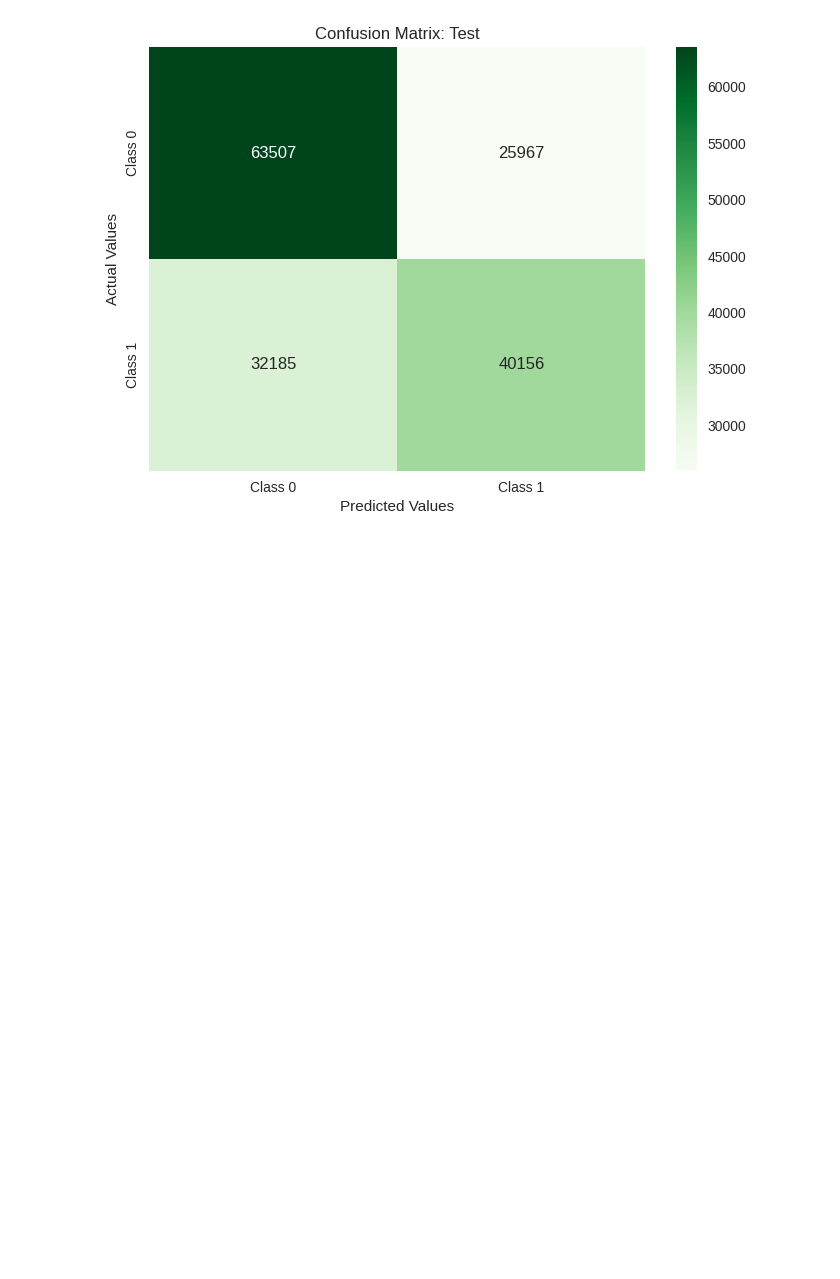
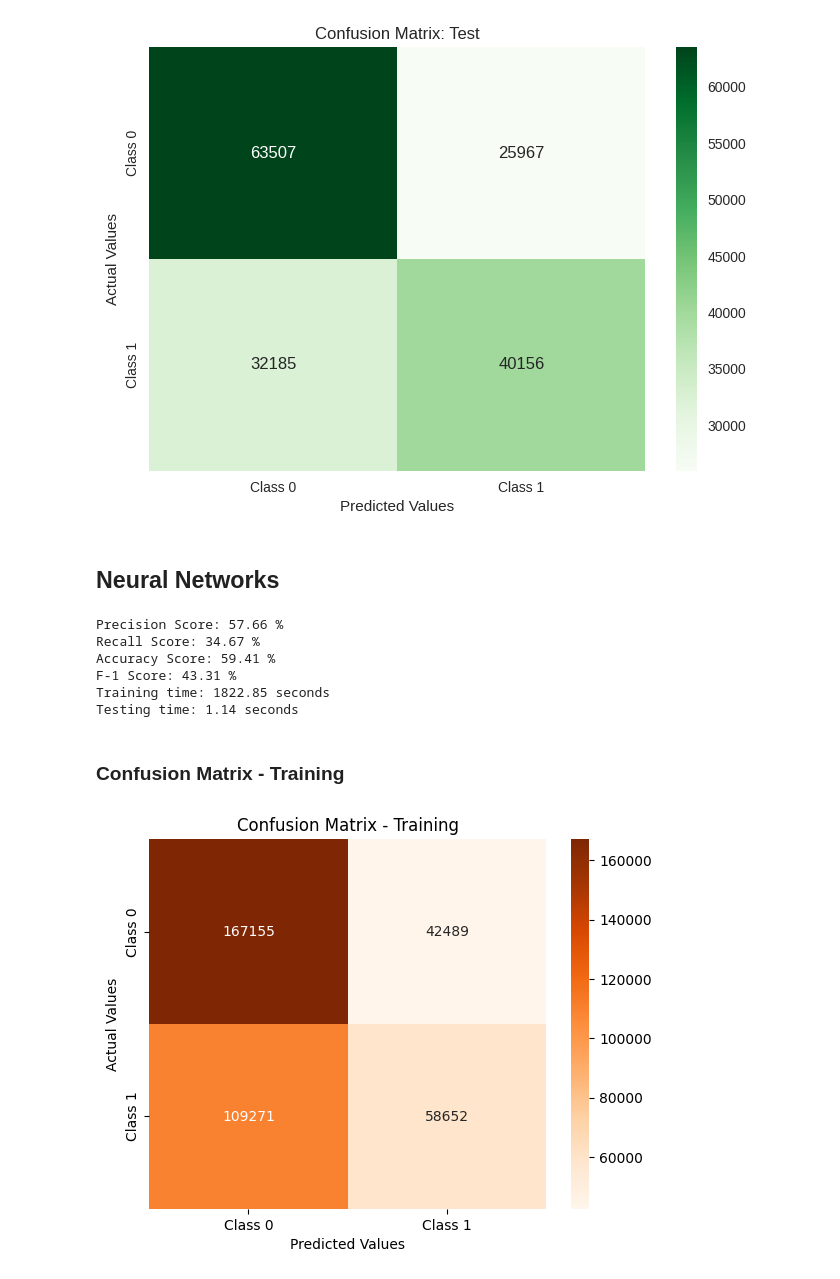
Before and after one commit to ICWeiner/FEUP-IART, a Jupyter notebook: Proj2/IA_T10_G27_Assignment2.ipynb, the cells around one changed output. Saved outputs shown, nothing was run; the diff lists cells and outputs as text; code cells hidden in the pictures; blank space fills up the shorter version.

Commit message:
add neural networks

```diff
--- a/Proj2/IA_T10_G27_Assignment2.ipynb
+++ b/Proj2/IA_T10_G27_Assignment2.ipynb
@@ -319,3 +411,44 @@ plt.ylabel('Actual Values')
 plt.show()
 # %% [output]
 [figure]
+# %% [markdown]
+## Neural Networks
+# %%
+nn_md = MLPClassifier(hidden_layer_sizes=(100,), max_iter=1000, random_state=42)
+
+start_time = time.time()
+nn_md.fit(X_train, Y_train)
+train_time = time.time() - start_time
+
+nn_train_pred = nn_md.predict(X_train)
+
+start_time = time.time()
+nn_test_pred = nn_md.predict(X_test)
+test_time = time.time() - start_time
+
+print('Precision Score:', round(precision_score(Y_test, nn_test_pred)*100, 2), '%')
+print('Recall Score:', round(recall_score(Y_test, nn_test_pred)*100, 2), '%')
+print('Accuracy Score:', round(accuracy_score(Y_test, nn_test_pred)*100, 2), '%')
+print('F-1 Score:', round(f1_score(Y_test, nn_test_pred)*100, 2), '%')
+print('Training time:', round(train_time, 2), 'seconds')
+print('Testing time:', round(test_time, 2), 'seconds')
+# %% [output]
+Precision Score: 57.66 %
+Recall Score: 34.67 %
+Accuracy Score: 59.41 %
+F-1 Score: 43.31 %
+Training time: 1822.85 seconds
+Testing time: 1.14 seconds
+# %% [markdown]
+### Confusion Matrix - Training
+# %%
+nn_cm_train = confusion_matrix(Y_train, nn_train_pred)
+class_labels = ['Class 0', 'Class 1']
+sb.heatmap(nn_cm_train, annot=True, fmt='d', cmap='Oranges', xticklabels=class_labels, yticklabels=class_labels)
+
+plt.title('Confusion Matrix - Training')
+plt.xlabel('Predicted Values')
+plt.ylabel('Actual Values')
+plt.show()
+# %% [output]
+[figure, added]
```
Also changed, not shown: parts of 29 cells of this notebook.
